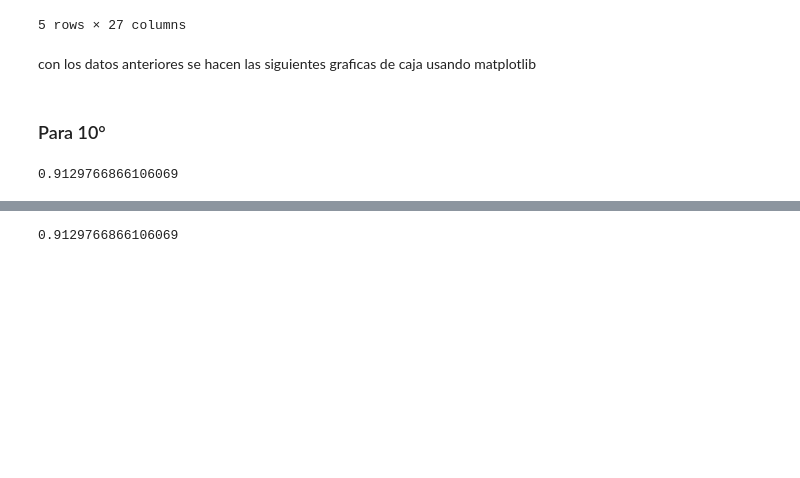
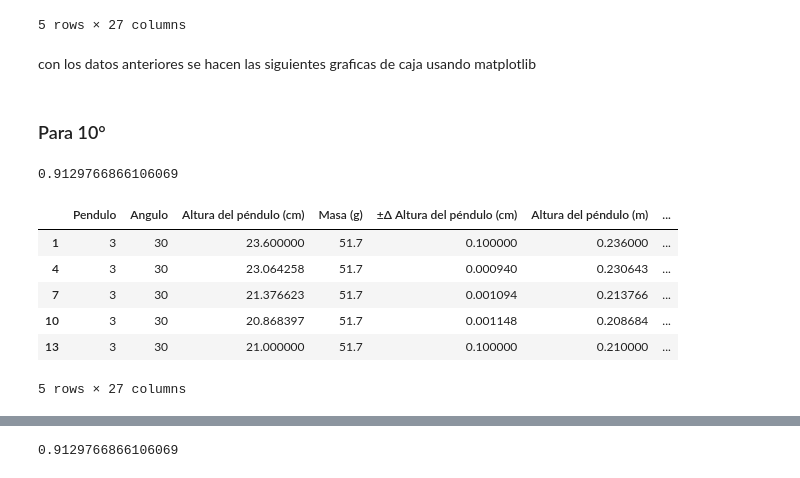
Before and after one commit to dnewbie25/pendulo-multiple, a Jupyter notebook: analisis.ipynb, the cells around one changed output, grey strips where cells are left out. Drawn from its saved outputs; the diff is of its cells as text; code cells hidden in the pictures; blank space fills up the shorter version.

```diff
--- a/analisis.ipynb
+++ b/analisis.ipynb
@@ -25,3 +25,13 @@ con los datos anteriores se hacen las siguientes graficas de caja usando matplot
 angulo_10['Pendulo simple (altura)'].min()
 # %% [output]
 0.9129766866106069
+# %%
+angulo_30.head()
+# %% [output]
+|  | Pendulo | Angulo | Altura del péndulo (cm) | Masa (g) | ±Δ Altura del péndulo (cm) | Altura del péndulo (m) | ... |
+| 1 | 3 | 30 | 23.600000 | 51.7 | 0.100000 | 0.236000 | ... |
+| 4 | 3 | 30 | 23.064258 | 51.7 | 0.000940 | 0.230643 | ... |
+| 7 | 3 | 30 | 21.376623 | 51.7 | 0.001094 | 0.213766 | ... |
+| 10 | 3 | 30 | 20.868397 | 51.7 | 0.001148 | 0.208684 | ... |
+| 13 | 3 | 30 | 21.000000 | 51.7 | 0.100000 | 0.210000 | ... |
+5 rows × 27 columns
```
Also changed, not shown: parts of 7 cells of this notebook, 1 other file.
